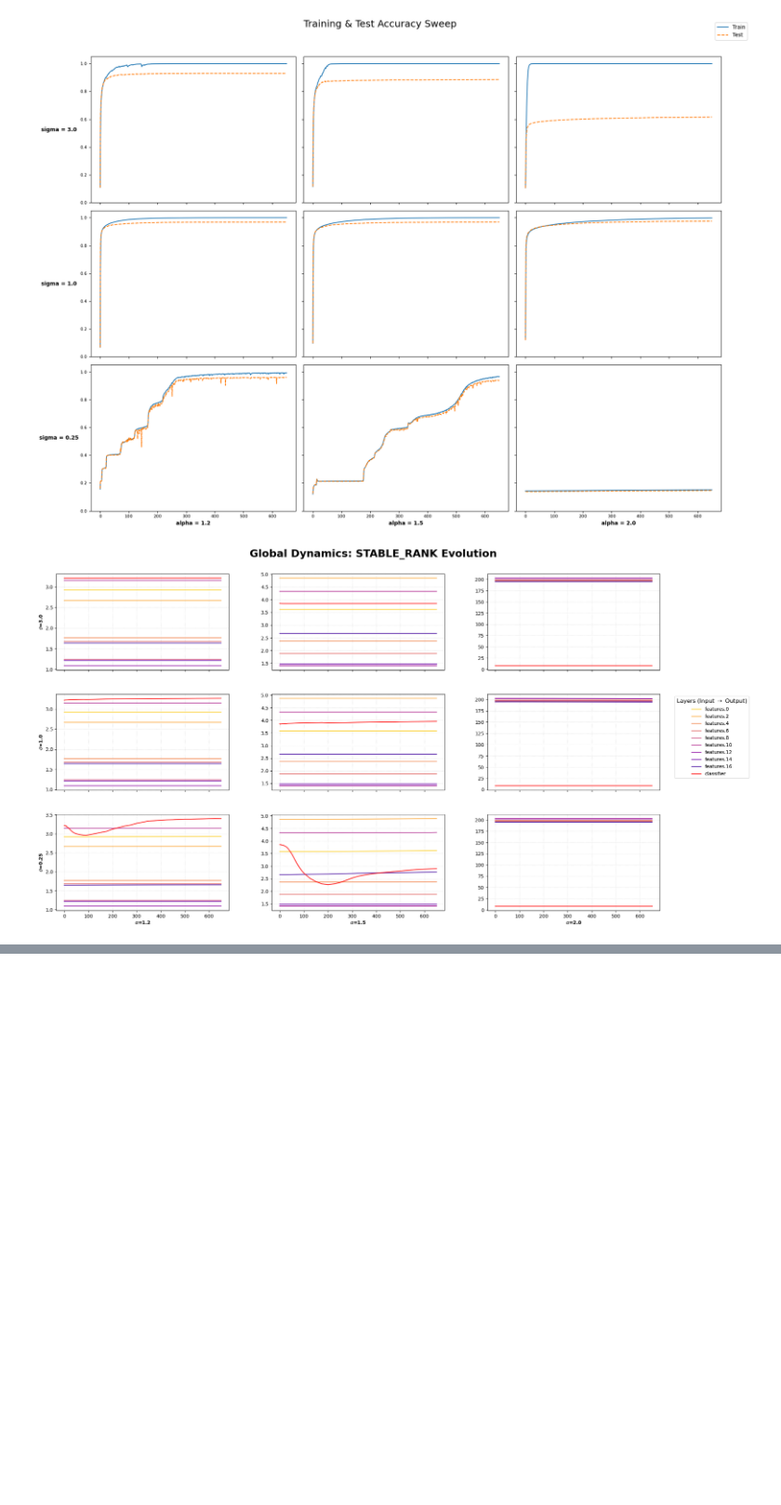
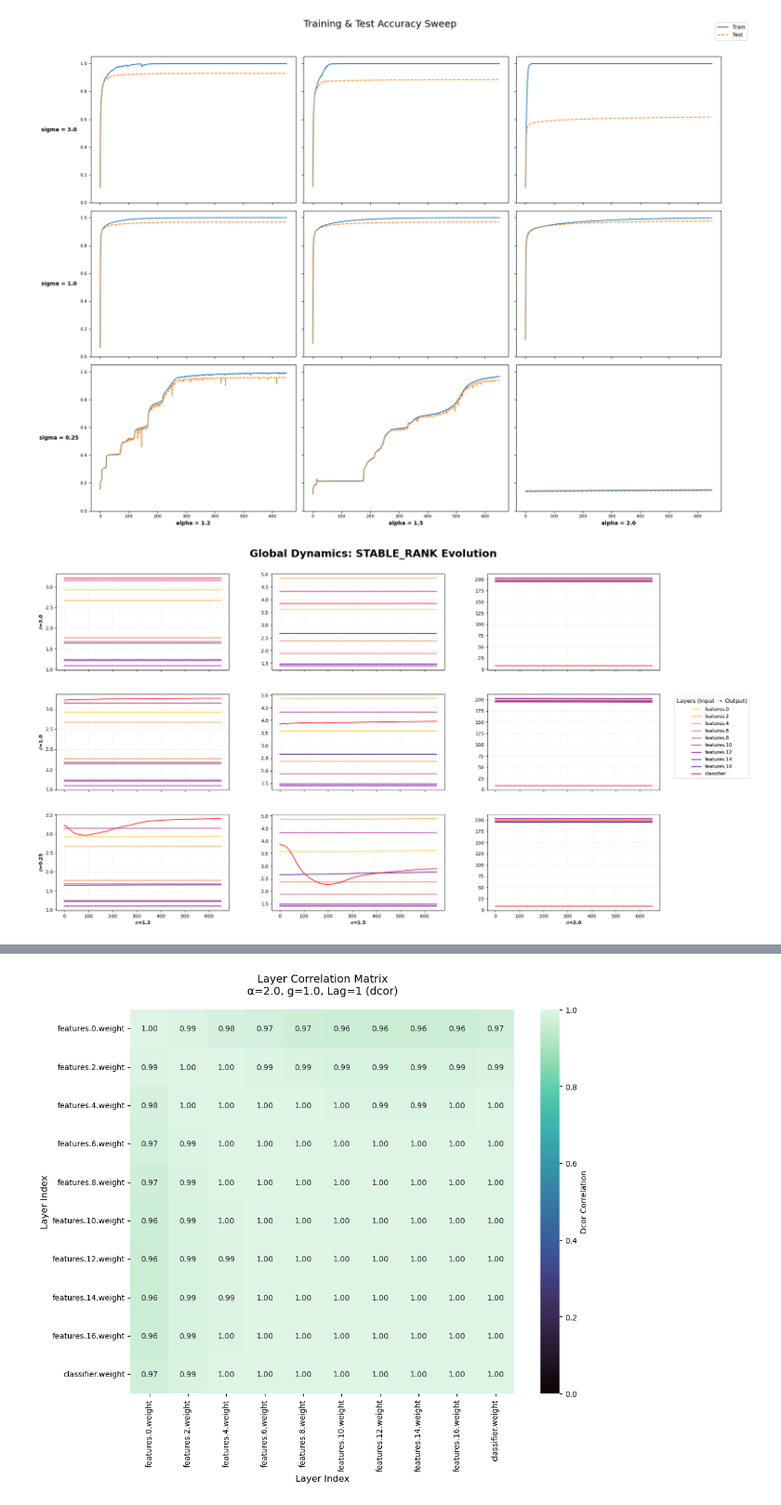
Before and after one commit to YiHaoFromEarth/ht-initialisation-dynamics, a Jupyter notebook: plots.ipynb, the cells around one changed output, grey strips where cells are left out. Shown at 93% size. Cells and saved outputs as stored; diff of their text form; code cells hidden in the pictures; blank space fills up the shorter version.

Commit message:
feat: implement correlation matrix for the displacement over training between layers

```diff
--- a/plots.ipynb
+++ b/plots.ipynb
@@ -558,3 +548,66 @@ plot_tamsd(tamsd_df, alpha_val=1.2, sigma_val=3.0)
+# %%
+def plot_layer_correlation_heatmap(df, alpha, g, delta_t, method="spearman"):
+    # 2. Filter for alpha and g (handling potential string/float mismatch)
+    # Using np.isclose for g in case of floating point precision issues in CSVs
+    subset = df[
+        (df['alpha'].astype(float) == float(alpha)) &
+        (np.isclose(df['sigma'].astype(float), float(g))) &
+        (df['delta_t'] == int(delta_t))
+    ]
+
+    if subset.empty:
+        available_alphas = df['alpha'].unique()
+        available_gs = df['sigma'].unique()
+        print(f"No data found for Alpha: {alpha}, G: {g} at Lag: {delta_t}")
+        print(f"Available Alphas: {available_alphas}")
+        print(f"Available Gs: {available_gs}")
+        return
+
+    # 3. Pivot the data into a matrix
+    matrix = subset.pivot(index="layer_A", columns="layer_B", values="correlation")
+
+    # 4. Logical Sorting (Ensures Layer 1 -> Layer 9 -> Classifier)
+    # This sorts by name; if your names are e.g. "layer_1", "layer_10",
+    # the key handles the numeric order.
+    def sort_key(name):
+        import re
+        numbers = re.findall(r'\d+', name)
+        return int(numbers[0]) if numbers else 999  # Classifier goes last
+
+    ordered_layers = sorted(matrix.index.tolist(), key=sort_key)
+    matrix = matrix.reindex(index=ordered_layers, columns=ordered_layers)
+
+    # 5. Plotting
+    plt.figure(figsize=(12, 9))
+
+    # Use a diverging map for Pearson/Spearman (-1 to 1)
+    # or sequential for dcor (0 to 1)
+    cmap = "mako" if method == "dcor" else "RdBu_r"
+    vmin = 0 if method == "dcor" else -1
+    vmax = 1
+
+    sns.heatmap(
+        matrix,
+        annot=True,
+        fmt=".2f",
+        cmap=cmap,
+        vmin=vmin, vmax=vmax,
+        square=True,
+        cbar_kws={'label': f'{method.capitalize()} Correlation'}
+    )
+
+    title = f"Layer Correlation Matrix\nα={alpha}, g={g}, Lag={delta_t} ({method})"
+    plt.title(title, fontsize=14, pad=20)
+    plt.xlabel("Layer Index", fontsize=12)
+    plt.ylabel("Layer Index", fontsize=12)
+
+    plt.show()
+
+# --- Example Usage ---
+corr_df = pd.read_csv("layer_correlations.csv")
+plot_layer_correlation_heatmap(corr_df, 2.0, 1.0, delta_t=1, method="dcor")
+# %% [output]
+[figure, added]
 # %%
 # 1. Initialization and Data Extraction
 
```
Also changed, not shown: parts of 2 cells of this notebook, 23 other files.
